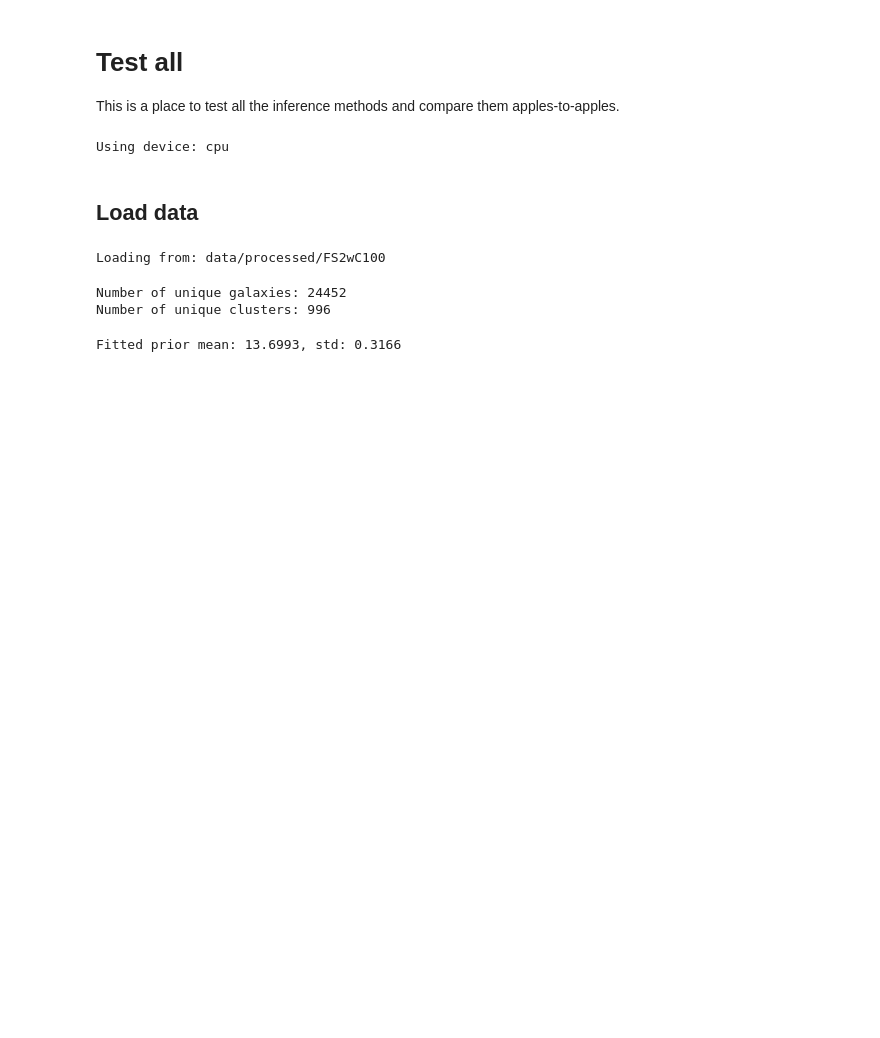
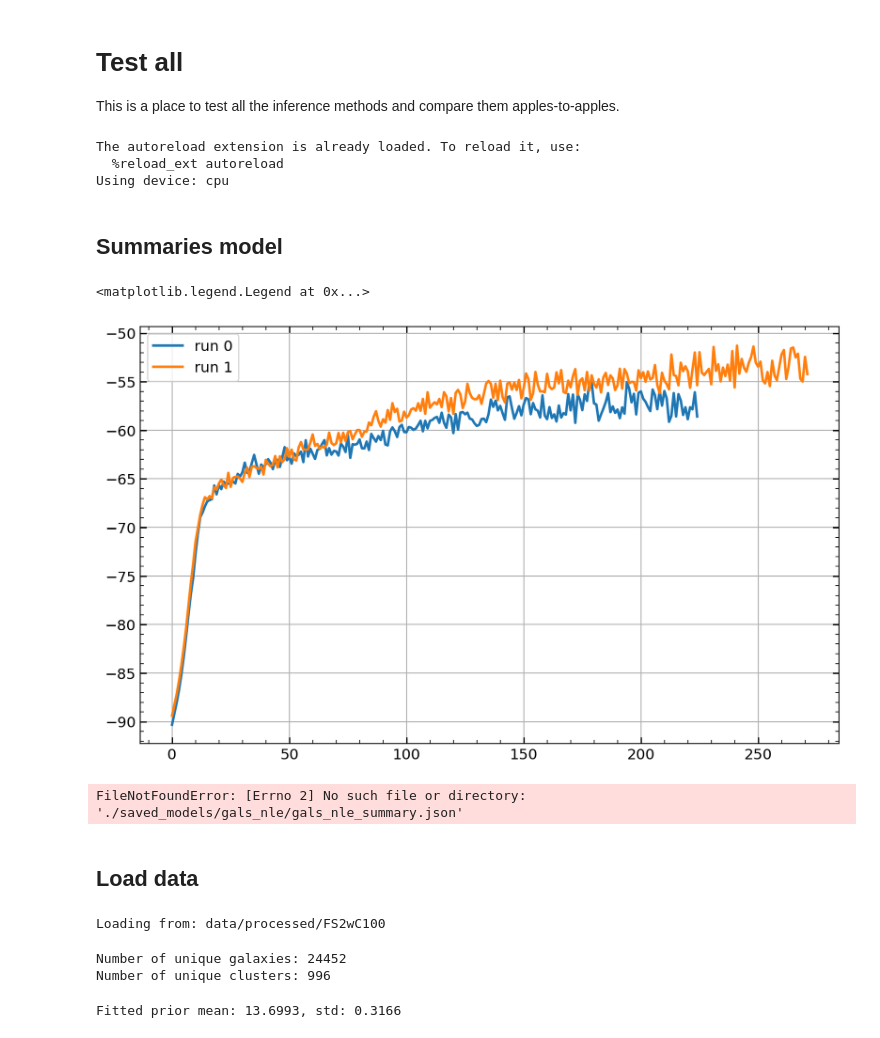
Before and after one commit to maho3/cl-ml-euclid, a Jupyter notebook: test_all.ipynb, the cells around one changed output. Drawn from its saved outputs; the diff is of its cells as text; code cells hidden in the pictures; blank space fills up the shorter version.

```diff
--- a/test_all.ipynb
+++ b/test_all.ipynb
@@ -16,6 +16,7 @@ import sklearn.neighbors as skn
 from sklearn.linear_model import LinearRegression
 import tqdm
 from scipy.stats import norm
+import json
 
 import torch
 import torch_geometric as pyg
@@ -26,11 +27,14 @@ import sbi
 import matplotlib as mpl
 import matplotlib.pyplot as plt
 import matplotlib.colors as mcolors
+mpl.style.use('style.mcstyle')
 import seaborn as sns
 
 device = 'cuda' if torch.cuda.is_available() else 'cpu'
 print('Using device:', device)
 # %% [output]
+The autoreload extension is already loaded. To reload it, use:
+  %reload_ext autoreload
 Using device: cpu
 # %%
 import ili
@@ -40,6 +44,29 @@ from ili.validation.metrics import PlotSinglePosterior, PosteriorCoverage
 from ili.utils import IndependentTruncatedNormal
 
 from tools.plot_tools import binned_plot
+# %% [markdown]
+## Summaries model
+# %%
+modeldir = './saved_models/summ_nle/'
+summary = json.load(open(join(modeldir, 'summ_nle_summary.json'), 'r'))
+
+for i, x in enumerate(summary):
+    plt.plot(x['validation_log_probs'], label=f'run {i}')
+
+plt.legend()
+# %% [output]
+<matplotlib.legend.Legend at 0x...>
+[figure, added]
+# %%
+modeldir = './saved_models/gals_nle/'
+summary = json.load(open(join(modeldir, 'gals_nle_summary.json'), 'r'))
+
+for i, x in enumerate(summary):
+    plt.plot(x['validation_log_probs'], label=f'run {i}')
+
+plt.legend()
+# %% [output]
+FileNotFoundError: [Errno 2] No such file or directory: './saved_models/gals_nle/gals_nle_summary.json'
 # %% [markdown]
 ## Load data
 # %%
```
Also changed, not shown: 17 other files.
